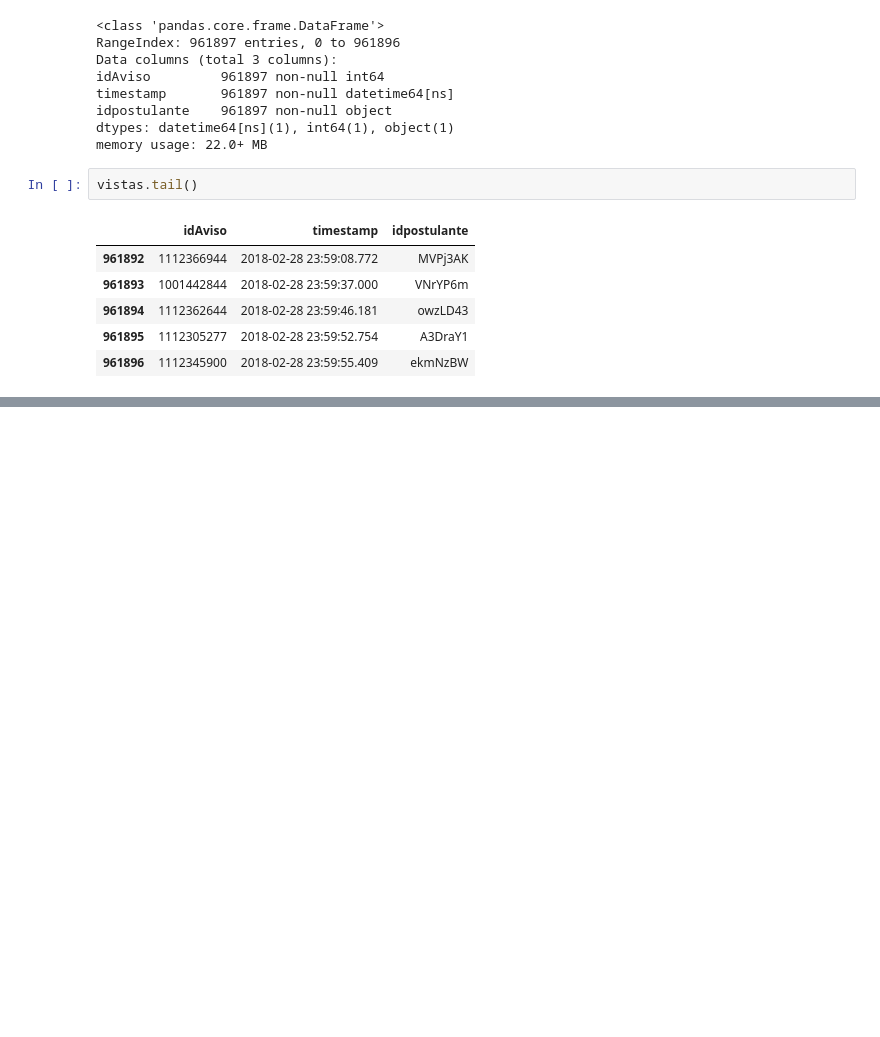
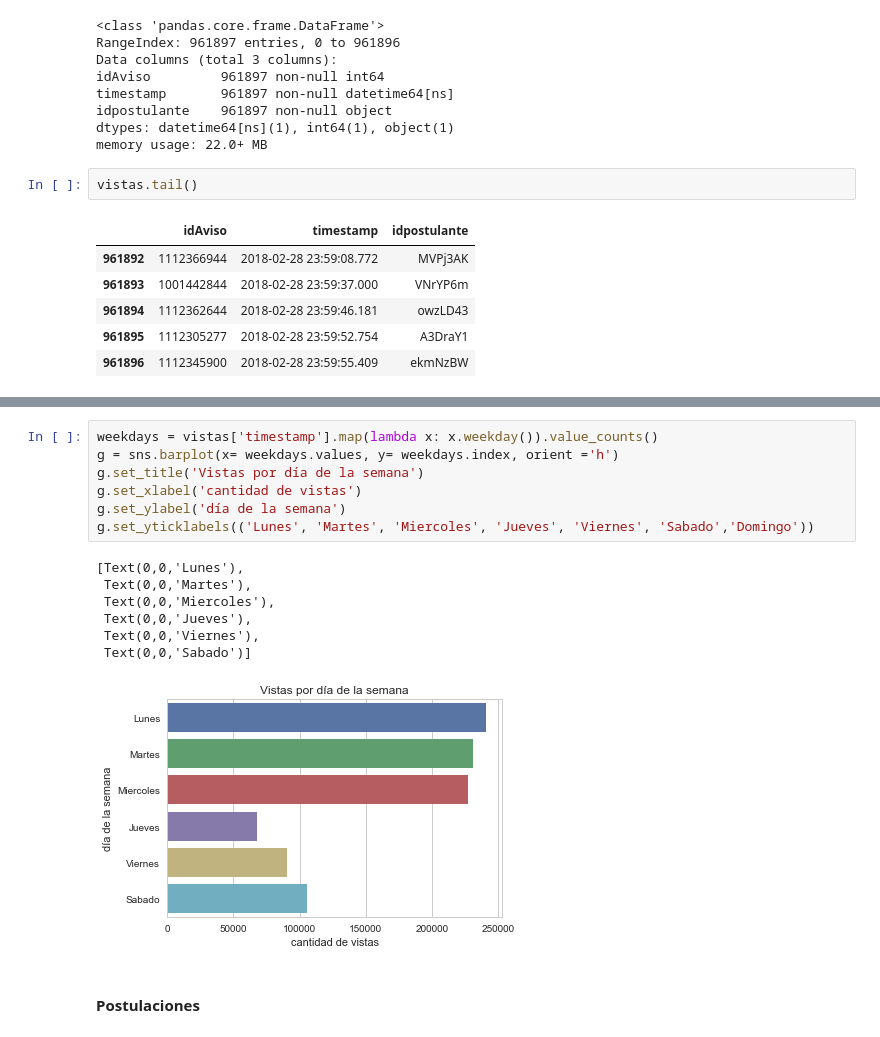
Before and after one commit to FrancoLiberali/tp1-orga-datos-1c2018, a Jupyter notebook: AnalisisExplorario.ipynb, the cells around one changed output, grey strips where cells are left out. Drawn from its saved outputs; the diff is of its cells as text; blank space fills up the shorter version.

```diff
--- a/AnalisisExplorario.ipynb
+++ b/AnalisisExplorario.ipynb
@@ -225,0 +270,17 @@ vistas.tail()
+# %%
+weekdays = vistas['timestamp'].map(lambda x: x.weekday()).value_counts()
+g = sns.barplot(x= weekdays.values, y= weekdays.index, orient ='h')
+g.set_title('Vistas por día de la semana')
+g.set_xlabel('cantidad de vistas')
+g.set_ylabel('día de la semana')
+g.set_yticklabels(('Lunes', 'Martes', 'Miercoles', 'Jueves', 'Viernes', 'Sabado','Domingo'))
+# %% [output]
+[Text(0,0,'Lunes'),
+ Text(0,0,'Martes'),
+ Text(0,0,'Miercoles'),
+ Text(0,0,'Jueves'),
+ Text(0,0,'Viernes'),
+ Text(0,0,'Sabado')]
+[figure, added]
+# %% [markdown]
+#### Postulaciones
```
Also changed, not shown: parts of 37 cells of this notebook.
